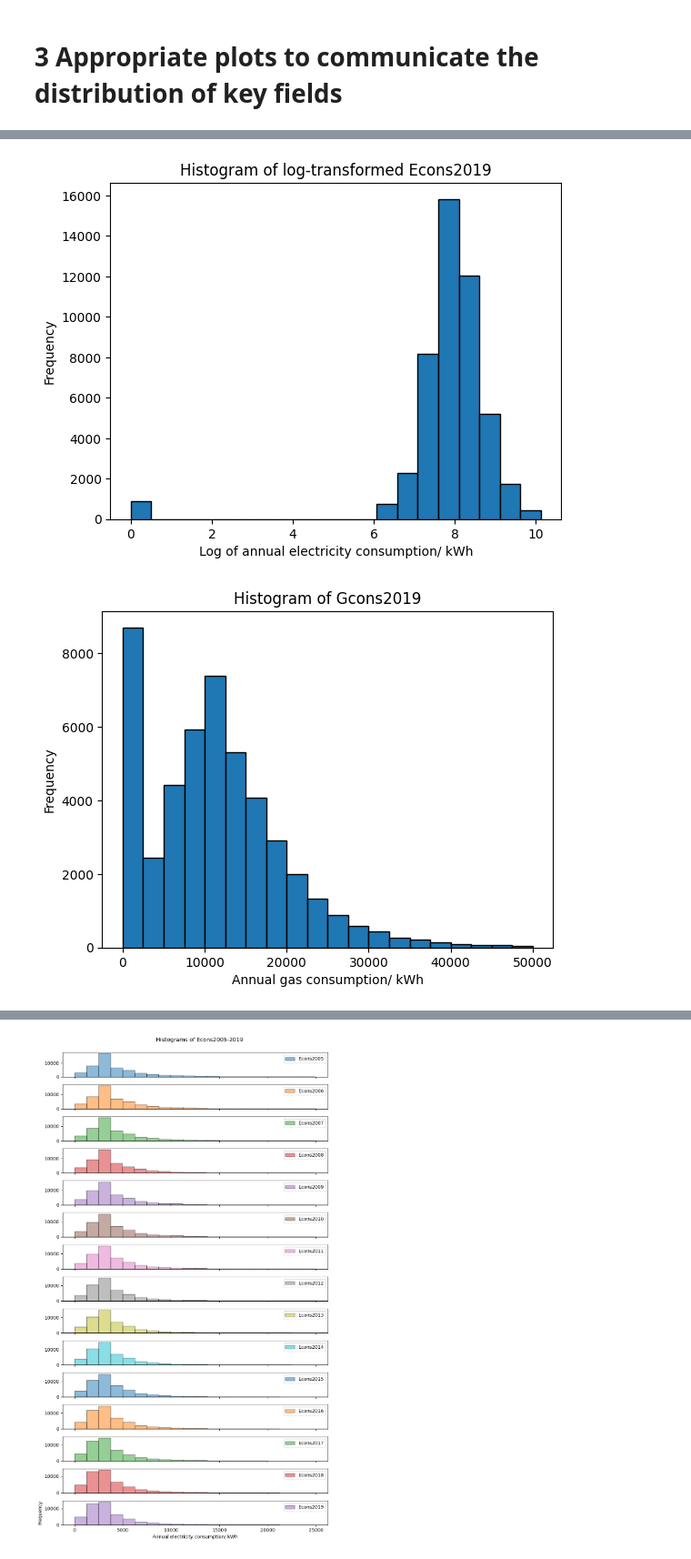
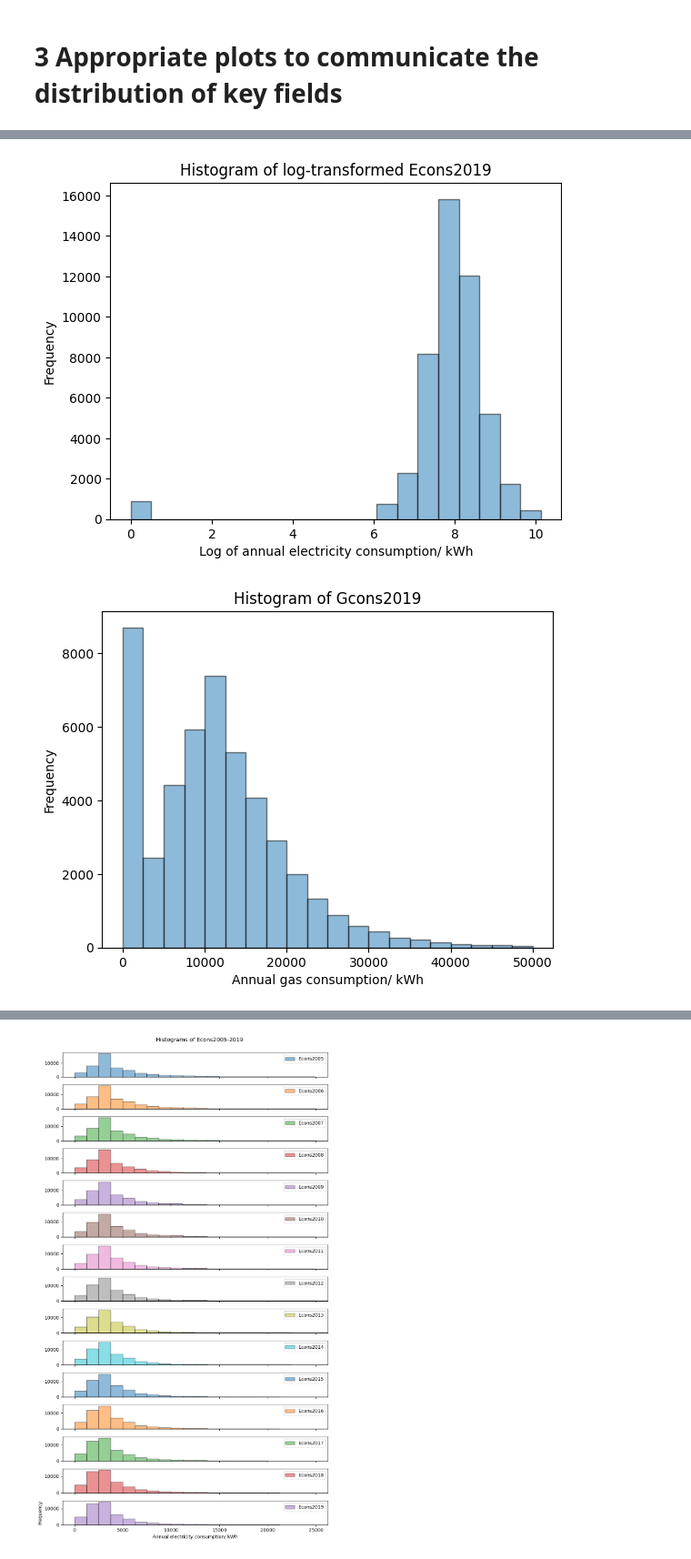
Before and after one commit to gordenleee/QM_Group_Work, a Jupyter notebook: ga_d.ipynb, the cells around one changed output, grey strips where cells are left out. Shown at 91% size. Drawn from its saved outputs; the diff is of its cells as text; code cells hidden in the pictures.

```diff
--- a/ga_d.ipynb
+++ b/ga_d.ipynb
@@ -223,7 +221,7 @@ data_to_plot = data[column_to_plot]
 log_data_to_plot = np.log1p(data_to_plot)
 
 # histograms
-plt.hist(log_data_to_plot, bins=20, edgecolor='black')
+plt.hist(log_data_to_plot, bins=20, alpha=0.5,edgecolor='black')
 
 # set the title and axis labels
 plt.title(f"Histogram of log-transformed {column_to_plot}")
@@ -233,24 +231,24 @@ plt.ylabel("Frequency")
 # show plot
 plt.show()
 # %% [output]
-[figure, old version]
+[figure, new version]
 # %%
 # select the column
 column_to_plot = "Gcons2019"
 data_to_plot = data[column_to_plot]
 
 # histograms
-plt.hist(data_to_plot, bins=20, edgecolor='black')
+plt.hist(data_to_plot, bins=20,alpha=0.5, edgecolor='black')
 
 # set the title and axis labels
 plt.title(f"Histogram of {column_to_plot}")
 plt.xlabel("Annual gas consumption/ kWh")
 plt.ylabel("Frequency")
 
 # show plot
 plt.show()
 # %% [output]
-[figure, old version]
+[figure, new version]
 # %%
 # select the column
 column_to_plot = "Gcons2019"
```
Also changed, not shown: parts of 13 cells of this notebook.
